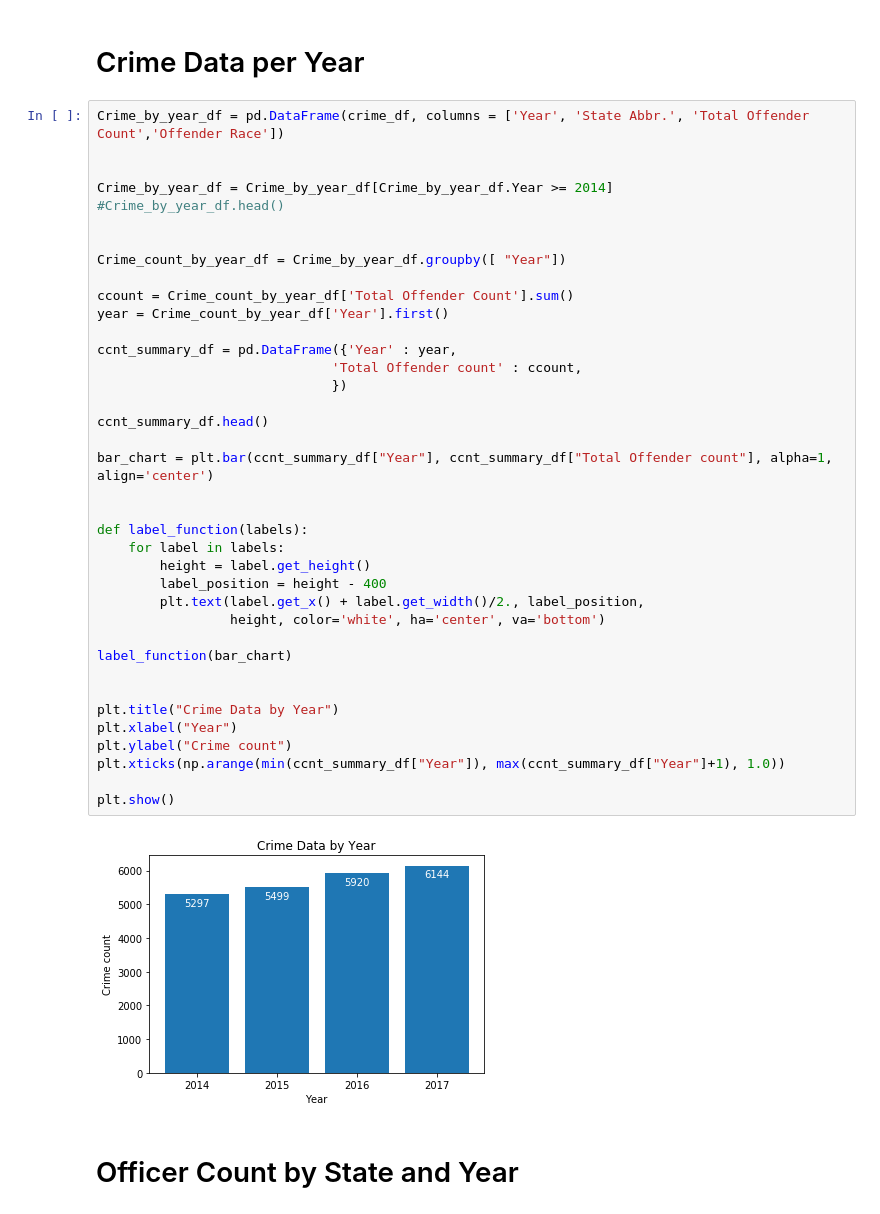
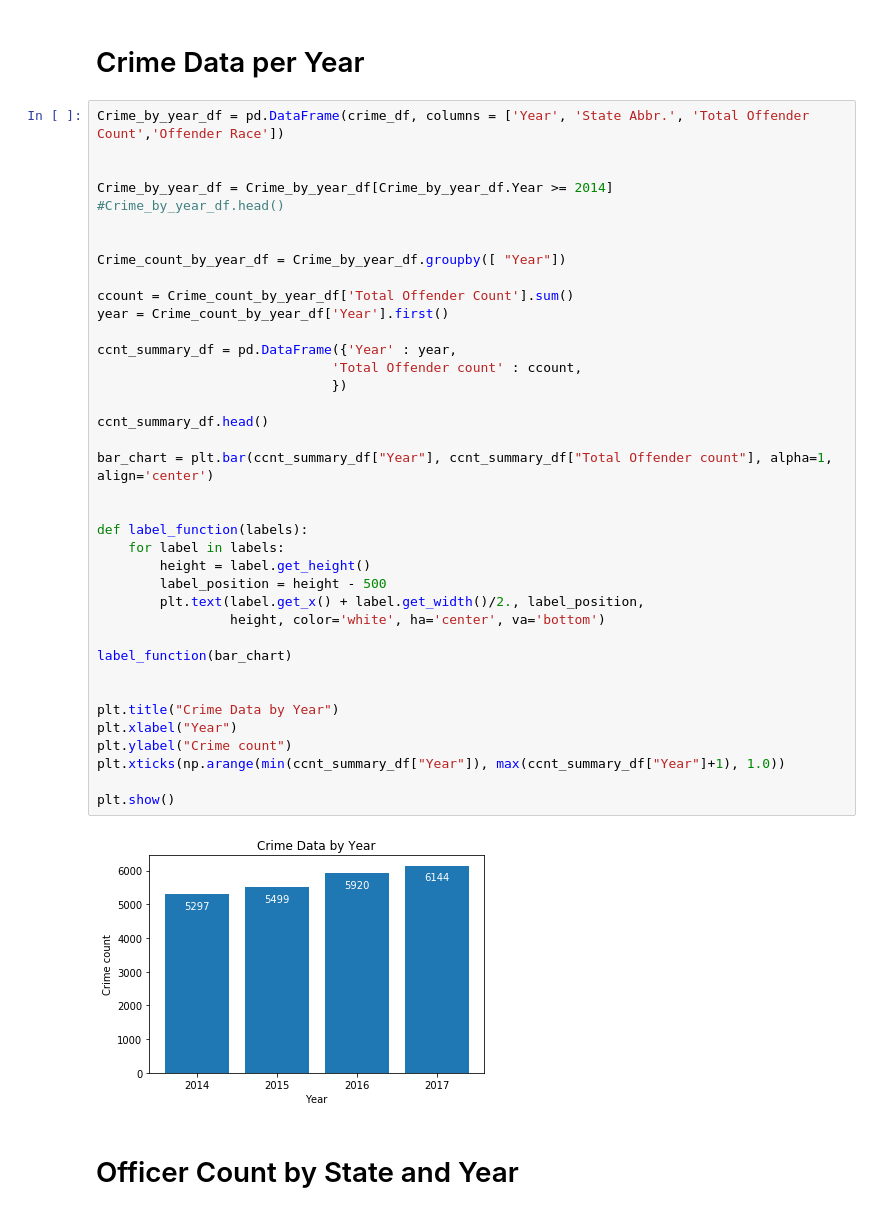
Before and after one commit to financialinvestigator01/Project_Teamwork, a Jupyter notebook: Data_Analysis - ABB Working Copy.ipynb, the cells around one changed output. Drawn from its saved outputs; the diff is of its cells as text.

```diff
--- a/Data_Analysis - ABB Working Copy.ipynb
+++ b/Data_Analysis - ABB Working Copy.ipynb
@@ -43,35 +43,35 @@ Crime_by_year_df = Crime_by_year_df[Crime_by_year_df.Year >= 2014]
 Crime_count_by_year_df = Crime_by_year_df.groupby([ "Year"])
 
 ccount = Crime_count_by_year_df['Total Offender Count'].sum()
 year = Crime_count_by_year_df['Year'].first()
 
 ccnt_summary_df = pd.DataFrame({'Year' : year,
                               'Total Offender count' : ccount,
                               })
 
 ccnt_summary_df.head()
 
 bar_chart = plt.bar(ccnt_summary_df["Year"], ccnt_summary_df["Total Offender count"], alpha=1, align='center')
 
 
 def label_function(labels):
     for label in labels:
         height = label.get_height()
-        label_position = height - 400
+        label_position = height - 500
         plt.text(label.get_x() + label.get_width()/2., label_position,
                  height, color='white', ha='center', va='bottom')
 
 label_function(bar_chart)
 
 
 plt.title("Crime Data by Year")
 plt.xlabel("Year")
 plt.ylabel("Crime count")
 plt.xticks(np.arange(min(ccnt_summary_df["Year"]), max(ccnt_summary_df["Year"]+1), 1.0))
 
 plt.show()
 # %% [output]
-[figure, old version]
+[figure, new version]
 # %% [markdown]
 # Officer Count by State and Year
 # %%
```
Also changed, not shown: parts of 1 cell of this notebook, 2 other files.
